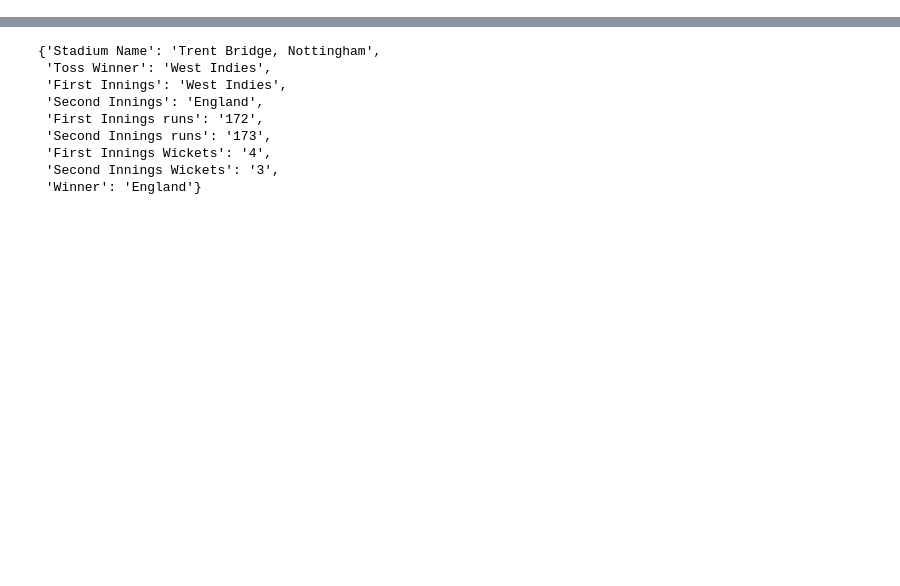
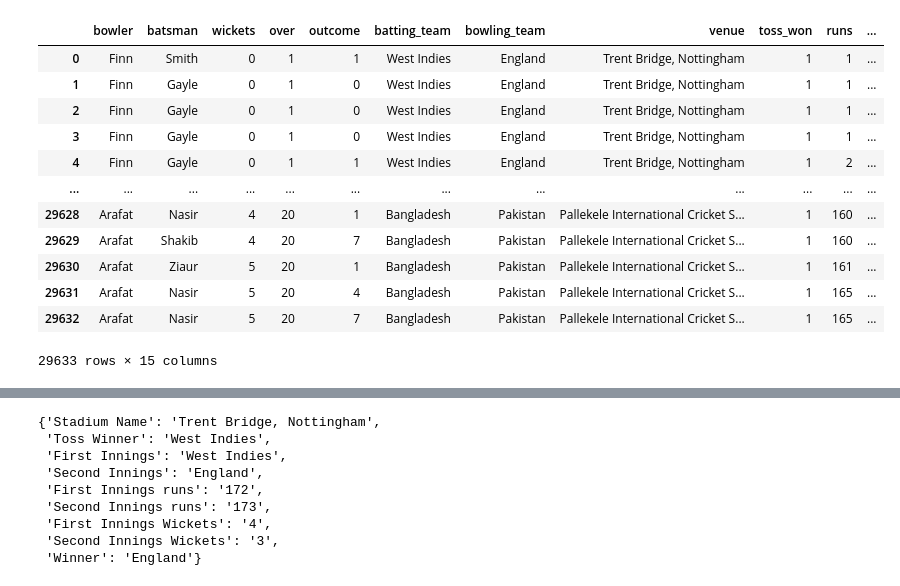
Before and after one commit to aadya-agrawal/btp, a Jupyter notebook: afterminor.ipynb, the cells around one changed output, grey strips where cells are left out. Saved outputs shown, nothing was run; the diff lists cells and outputs as text; code cells hidden in the pictures; blank space fills up the shorter version.

```diff
--- a/afterminor.ipynb
+++ b/afterminor.ipynb
@@ -2,23 +2,49 @@
 import pandas as pd
 import numpy as np
 import os, pickle
+import json
 data1=[]
 rootdir = 'T20_matches'
 cnt=0
 for subdir, dirs, files in os.walk(rootdir):
-    if(cnt>=1):
-        break
+    # print(dirs)
+    # if(cnt>=50):
+    #     break
     try:
         for file in files:
+            # print(cnt)
             if(file[-1]=='v'):
                 continue
-            if(cnt>=1):
-                break
+            # if(cnt>=50):
+            #     break
             if file.endswith('1.pkl'):
-                print(os.path.join(subdir,file ))
+                # print(os.path.join(subdir,"match_info.json"))
+                # print(cnt)
                 with open(os.path.join(subdir,file), 'rb') as f:
-                    data1+= (pickle.load(f))
+                    # print("here")
+                    data1 = (pickle.load(f))
+                    with open(os.path.join(subdir,"match_info.json")) as file:
+                        match_info = json.load(file)
+                        # print("here")
+                    if cnt==0:
+                        df1 = pd.DataFrame(data1,columns=['bowler', 'batsman', 'wickets', 'over', 'outcome'])
+                        df1['batting_team'] = match_info['First Innings']
+                        df1['bowling_team'] = match_info['Second Innings']
+                        df1['venue'] = match_info['Stadium Name']
+                        df1['toss_won'] = int(match_info['Toss Winner'] == match_info['First Innings'])
+                        df1['runs'] = df1['outcome'].apply(custom_sum).cumsum()
+                        # print("df1.head()")
+                    else:
+                        dft = pd.DataFrame(data1,columns=['bowler', 'batsman', 'wickets', 'over', 'outcome'])
+                        dft['batting_team'] = match_info['First Innings']
+                        dft['bowling_team'] = match_info['Second Innings']
+                        dft['venue'] = match_info['Stadium Name']
+                        dft['toss_won'] = int(match_info['Toss Winner'] == match_info['First Innings'])
+                        dft['runs'] = dft['outcome'].apply(custom_sum).cumsum()
+                        df1 = pd.concat([df1,dft],ignore_index=True)
+
 
                     cnt+=1
+
     except:
         pass
@@ -39,0 +80,21 @@ with open("T20_matches/england-vs-west-indies-only-t20i-534208/match_info.json",
+# %%
+cat_cols = ['bowler', 'batsman', 'batting_team', 'bowling_team', 'venue']
+for category in cat_cols:
+    df1[category] = pd.Categorical(df1[category])
+    df1[category+"_idx"] = df1[category].cat.codes
+
+df1
+# %% [output]
+|  | bowler | batsman | wickets | over | outcome | batting_team | bowling_team | venue | toss_won | runs | ... |
+| 0 | Finn | Smith | 0 | 1 | 1 | West Indies | England | Trent Bridge, Nottingham | 1 | 1 | ... |
+| 1 | Finn | Gayle | 0 | 1 | 0 | West Indies | England | Trent Bridge, Nottingham | 1 | 1 | ... |
+| 2 | Finn | Gayle | 0 | 1 | 0 | West Indies | England | Trent Bridge, Nottingham | 1 | 1 | ... |
+| 3 | Finn | Gayle | 0 | 1 | 0 | West Indies | England | Trent Bridge, Nottingham | 1 | 1 | ... |
+| 4 | Finn | Gayle | 0 | 1 | 1 | West Indies | England | Trent Bridge, Nottingham | 1 | 2 | ... |
+| ... | ... | ... | ... | ... | ... | ... | ... | ... | ... | ... | ... |
+| 29628 | Arafat | Nasir | 4 | 20 | 1 | Bangladesh | Pakistan | Pallekele International Cricket S... | 1 | 160 | ... |
+| 29629 | Arafat | Shakib | 4 | 20 | 7 | Bangladesh | Pakistan | Pallekele International Cricket S... | 1 | 160 | ... |
+| 29630 | Arafat | Ziaur | 5 | 20 | 1 | Bangladesh | Pakistan | Pallekele International Cricket S... | 1 | 161 | ... |
+| 29631 | Arafat | Nasir | 5 | 20 | 4 | Bangladesh | Pakistan | Pallekele International Cricket S... | 1 | 165 | ... |
+| 29632 | Arafat | Nasir | 5 | 20 | 7 | Bangladesh | Pakistan | Pallekele International Cricket S... | 1 | 165 | ... |
+29633 rows × 15 columns
```
Also changed, not shown: parts of 32 cells of this notebook.
